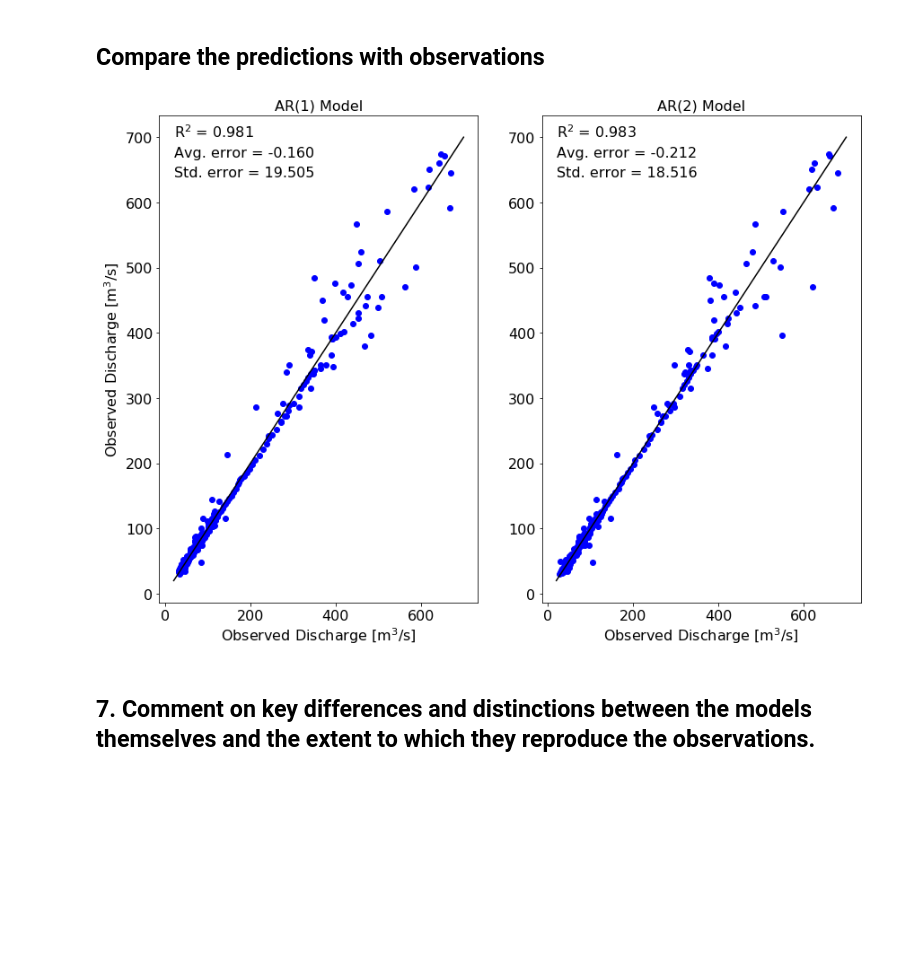
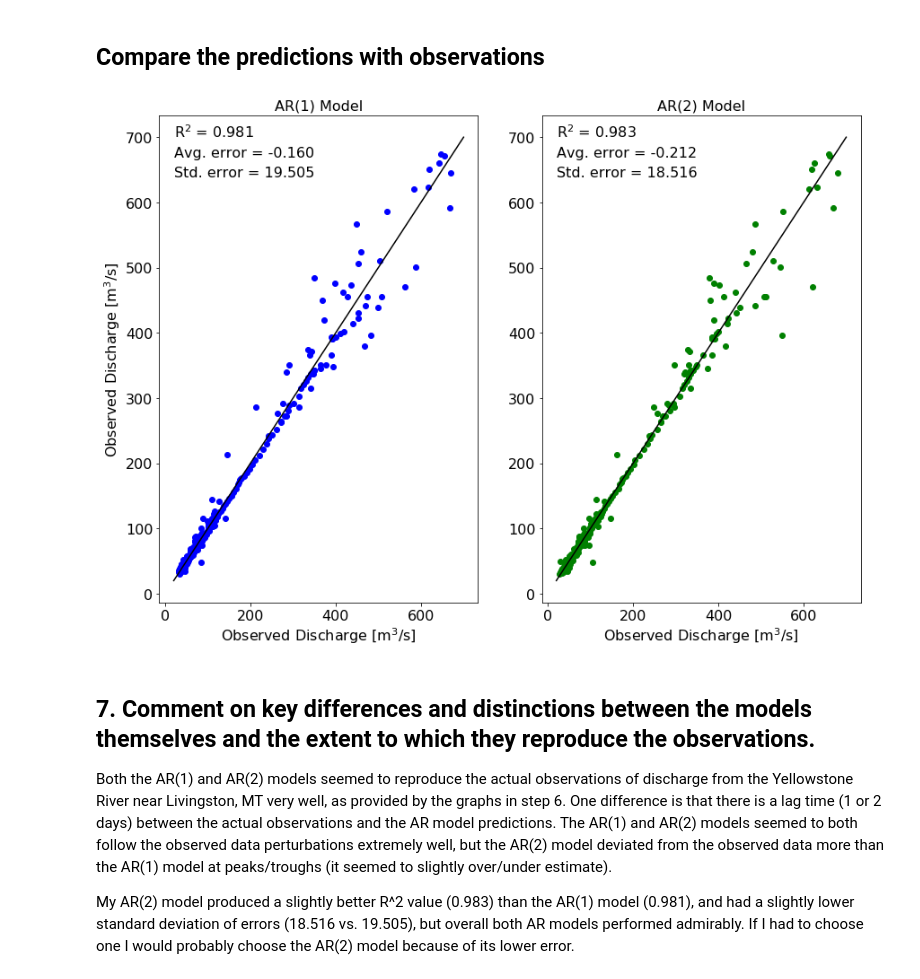
Before and after one commit to cameroncarsley/GEOS_518, a Jupyter notebook: Assignment_2/Hydrologic_Modeling_Assignment_2_Autoregressive_Models.ipynb, the cells around one changed output. Cells and saved outputs as stored; diff of their text form; code cells hidden in the pictures; blank space fills up the shorter version.

```diff
--- a/Assignment_2/Hydrologic_Modeling_Assignment_2_Autoregressive_Models.ipynb
+++ b/Assignment_2/Hydrologic_Modeling_Assignment_2_Autoregressive_Models.ipynb
@@ -169,6 +170,7 @@ axarr.tick_params('both',labelsize=16)
 ## 3c
 ### Using statsmodel to fit AR(1)
 # %%
+Qt = pd.Series(df_train['Q'].values,df_train['SerDates'].values) # Set Qt to test values
 
 Q_AR1_model = sm.AR(Qt).fit(1)
 print(Q_AR1_model.params)
@@ -228,8 +230,9 @@ phi2_AR2 = -0.516747961644
 ### 4 c)
 ### Use the statsmodel AR tools to estimate the parameters based on the dataset
 # %%
+Qt = pd.Series(df_train['Q'].values,df_train['SerDates'].values) # Set Qt to test values
 
-Q_AR2_model = sm.AR(Qt).fit(2)
+Q_AR2_model = sm.AR(Qt).fit(2)  # Use statsmodel AR function
 print(Q_AR2_model.params)
 # %% [output]
 const    1.331981
@@ -308,34 +311,38 @@ muAR1  = np.mean(QhatAR1-Qtest)
 stdAR1 = np.std(QhatAR1-Qtest)
 muAR2  = np.mean(QhatAR2-Qtest)
 stdAR2 = np.std(QhatAR2-Qtest)
 
 # Plot the AR(1) and AR(2) model results
 plt.figure(figsize=(14,10))
 plt.subplot(121)
 plt.plot(QhatAR1,Qtest,'bo')
 plt.plot([20, 700], [20, 700], 'k-')
 plt.title('AR(1) Model',fontsize=16)
 plt.ylabel('Observed Discharge [m${}^3$/s]',fontsize=16)
 plt.xlabel('Observed Discharge [m${}^3$/s]',fontsize=16)
 ax = plt.gca()
 ax.tick_params('both',labelsize=16)
 ax.annotate('R${}^2$ = %.3f'%R2AR1[0,1], xy=(20,700), fontsize=16)
 ax.annotate('Avg. error = %.3f'%muAR1, xy=(20,670), fontsize=16)
 ax.annotate('Std. error = %.3f'%stdAR1, xy=(20,640), fontsize=16)
 
 plt.subplot(122)
-plt.plot(QhatAR2,Qtest,'bo')
+plt.plot(QhatAR2,Qtest,'go')
 plt.plot([20, 700], [20, 700], 'k-')
 plt.title('AR(2) Model',fontsize=16)
 plt.xlabel('Observed Discharge [m${}^3$/s]',fontsize=16)
 ax = plt.gca()
 ax.tick_params('both',labelsize=16)
 ax.annotate('R${}^2$ = %.3f'%R2AR2[0,1], xy=(20,700), fontsize=16 )
 ax.annotate('Avg. error = %.3f'%muAR2, xy=(20,670), fontsize=16)
 ax.annotate('Std. error = %.3f'%stdAR2, xy=(20,640), fontsize=16)
 
 plt.show()
 # %% [output]
-[figure, old version]
+[figure, new version]
-# %% [markdown]
-## 7. Comment on key differences and distinctions between the models themselves and the extent to which they reproduce the observations.
+# %% [markdown]
+## 7. Comment on key differences and distinctions between the models themselves and the extent to which they reproduce the observations.
+
+Both the AR(1) and AR(2) models seemed to reproduce the actual observations of discharge from the Yellowstone River near Livingston, MT very well, as provided by the graphs in step 6.  One difference is that there is a lag time (1 or 2 days) between the actual observations and the AR model predictions.  The AR(1) and AR(2) models seemed to both follow the observed data perturbations extremely well, but the AR(2) model deviated from the observed data more than the AR(1) model at peaks/troughs (it seemed to slightly over/under estimate).
+
+My AR(2) model produced a slightly better R^2 value (0.983) than the AR(1) model (0.981), and had a slightly lower standard deviation of errors (18.516 vs. 19.505), but overall both AR models performed admirably.  If I had to choose one I would probably choose the AR(2) model because of its lower error.
```
Also changed, not shown: parts of 3 cells of this notebook.
